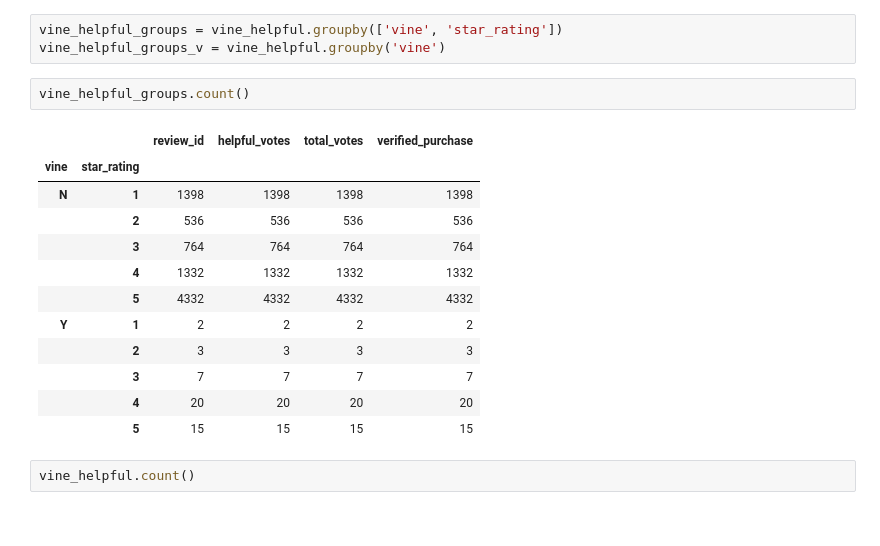
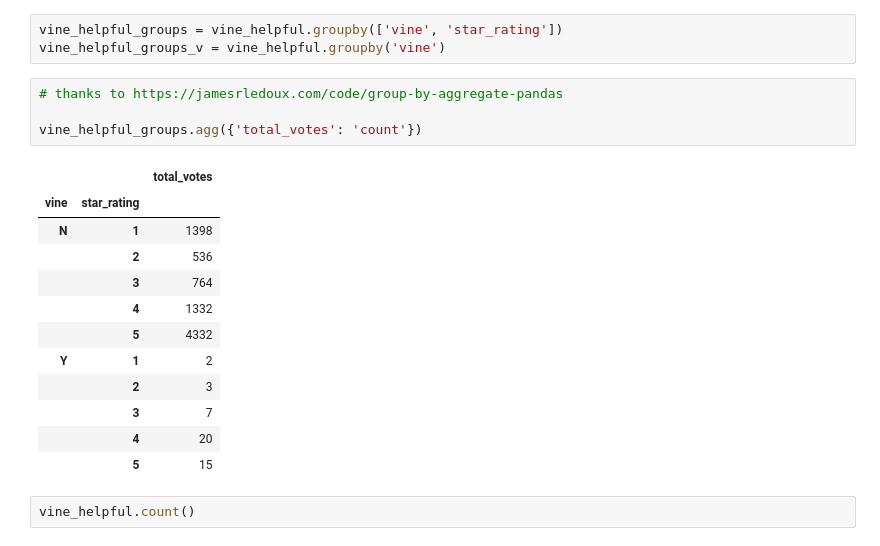
Before and after one commit to PGComai/Amazon_Vine_Analysis, a Jupyter notebook: Vine_Review_Analysis.ipynb, the cells around one changed output. Cells and saved outputs as stored; diff of their text form.

```diff
--- a/Vine_Review_Analysis.ipynb
+++ b/Vine_Review_Analysis.ipynb
@@ -61,21 +61,23 @@ import matplotlib.pyplot as plt
 # %%
 vine_helpful_groups = vine_helpful.groupby(['vine', 'star_rating'])
 vine_helpful_groups_v = vine_helpful.groupby('vine')
-# %%
-vine_helpful_groups.count()
-# %% [output]
-|  |  | review_id | helpful_votes | total_votes | verified_purchase |
-| vine | star_rating |  |  |  |  |
-| N | 1 | 1398 | 1398 | 1398 | 1398 |
-|  | 2 | 536 | 536 | 536 | 536 |
-|  | 3 | 764 | 764 | 764 | 764 |
-|  | 4 | 1332 | 1332 | 1332 | 1332 |
-|  | 5 | 4332 | 4332 | 4332 | 4332 |
-| Y | 1 | 2 | 2 | 2 | 2 |
-|  | 2 | 3 | 3 | 3 | 3 |
-|  | 3 | 7 | 7 | 7 | 7 |
-|  | 4 | 20 | 20 | 20 | 20 |
-|  | 5 | 15 | 15 | 15 | 15 |
+# %%
+# thanks to https://jamesrledoux.com/code/group-by-aggregate-pandas
+
+vine_helpful_groups.agg({'total_votes': 'count'})
+# %% [output]
+|  |  | total_votes |
+| vine | star_rating |  |
+| N | 1 | 1398 |
+|  | 2 | 536 |
+|  | 3 | 764 |
+|  | 4 | 1332 |
+|  | 5 | 4332 |
+| Y | 1 | 2 |
+|  | 2 | 3 |
+|  | 3 | 7 |
+|  | 4 | 20 |
+|  | 5 | 15 |
 # %%
 vine_helpful.count()
 # %% [output]
```
Also changed, not shown: parts of 1 cell of this notebook, 4 other files.
